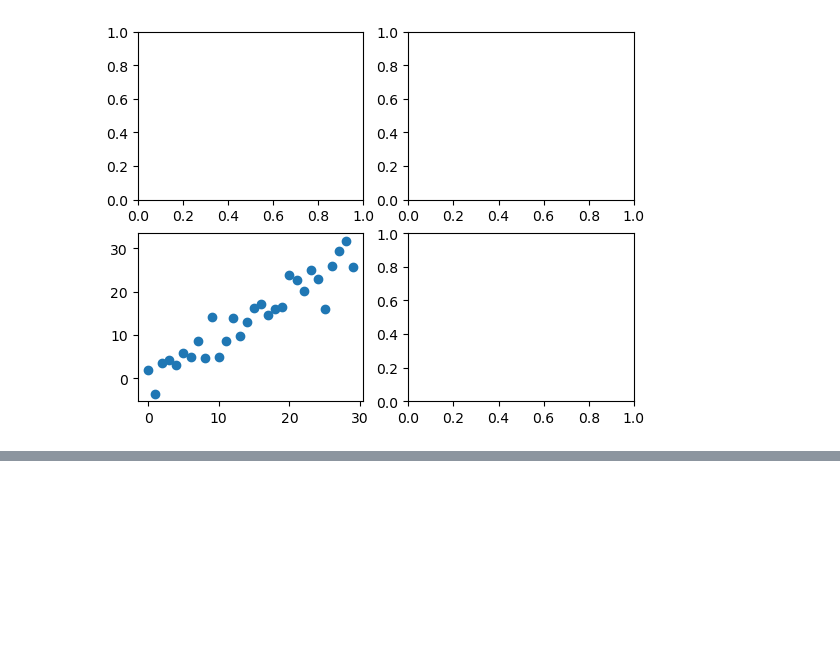
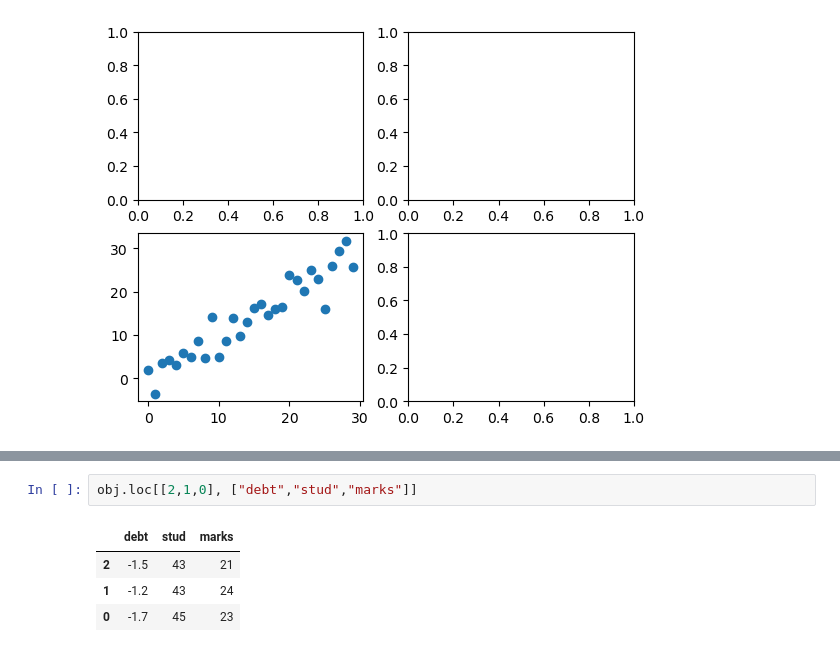
Before and after one commit to FaizAzhar/DataScience-studies, a Jupyter notebook: Notebook Tutorial.ipynb, the cells around one changed output, grey strips where cells are left out. Drawn from its saved outputs; the diff is of its cells as text; blank space fills up the shorter version.

```diff
--- a/Notebook Tutorial.ipynb
+++ b/Notebook Tutorial.ipynb
@@ -447,0 +590,7 @@ axs[1,0].scatter(np.arange(30), np.arange(30) + 3 * np.random.standard_normal
+# %%
+obj.loc[[2,1,0], ["debt","stud","marks"]]
+# %% [output]
+|  | debt | stud | marks |
+| 2 | -1.5 | 43 | 21 |
+| 1 | -1.2 | 43 | 24 |
+| 0 | -1.7 | 45 | 23 |
```
Also changed, not shown: parts of 24 cells of this notebook.
